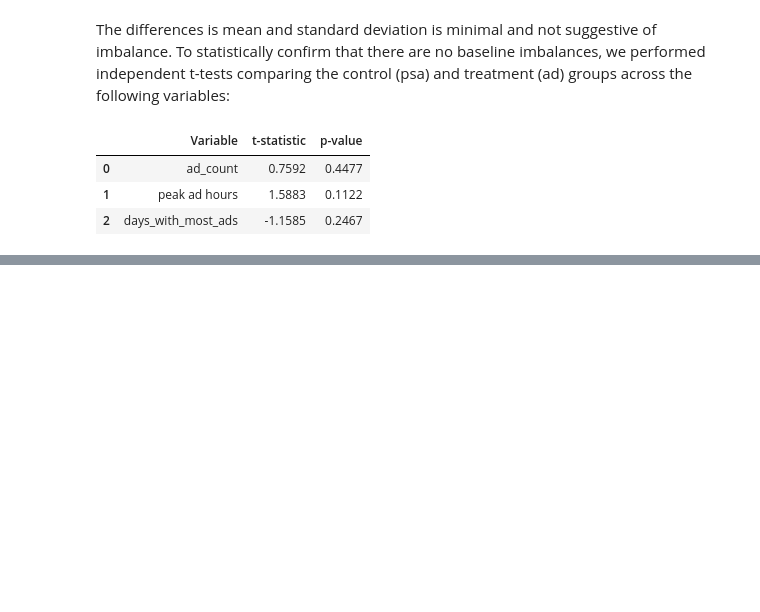
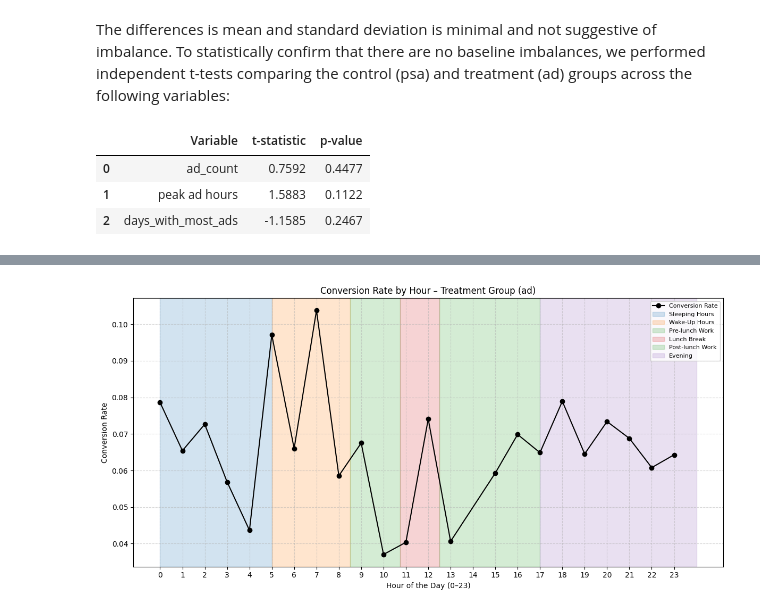
Before and after one commit to EuniceChanjx/A-B-Testing, a Jupyter notebook: A:B Test.ipynb, the cells around one changed output, grey strips where cells are left out. Cells and saved outputs as stored; diff of their text form; code cells hidden in the pictures; blank space fills up the shorter version.

```diff
--- a/A:B Test.ipynb
+++ b/A:B Test.ipynb
@@ -298,0 +564,29 @@ All p-values are well above the conventional threshold of 0.05, indicating no st
+# %%
+# Plot conversion rate by hour with shaded time zones
+hourly_cr = (
+    df_ad.groupby('peak ad hours')['conversion']
+    .mean()
+    .reset_index()
+)
+
+plt.figure(figsize=(12, 6))
+plt.plot(hourly_cr['peak ad hours'], hourly_cr['conversion'], marker='o', color='black', label='Conversion Rate')
+
+# Highlight time blocks (manual overlay)
+plt.axvspan(0, 5, color='#1f77b4', alpha=0.2, label='Sleeping Hours')
+plt.axvspan(5, 8.5, color='#ff7f0e', alpha=0.2, label='Wake-Up Hours')
+plt.axvspan(8.5, 10.75, color='#2ca02c', alpha=0.2, label='Pre-lunch Work')
+plt.axvspan(10.75, 12.5, color='#d62728', alpha=0.2, label='Lunch Break')
+plt.axvspan(12.5, 17, color='#2ca02c', alpha=0.2, label='Post-lunch Work')
+plt.axvspan(17, 24, color='#9467bd', alpha=0.2, label='Evening')
+
+plt.title('Conversion Rate by Hour – Treatment Group (ad)')
+plt.xlabel('Hour of the Day (0–23)')
+plt.ylabel('Conversion Rate')
+plt.xticks(range(0, 24))
+plt.grid(True, linestyle='--', alpha=0.5)
+plt.legend(loc='upper right', fontsize=8)
+plt.tight_layout()
+plt.show()
+# %% [output]
+[figure, added]
```
Also changed, not shown: parts of 15 cells of this notebook.
